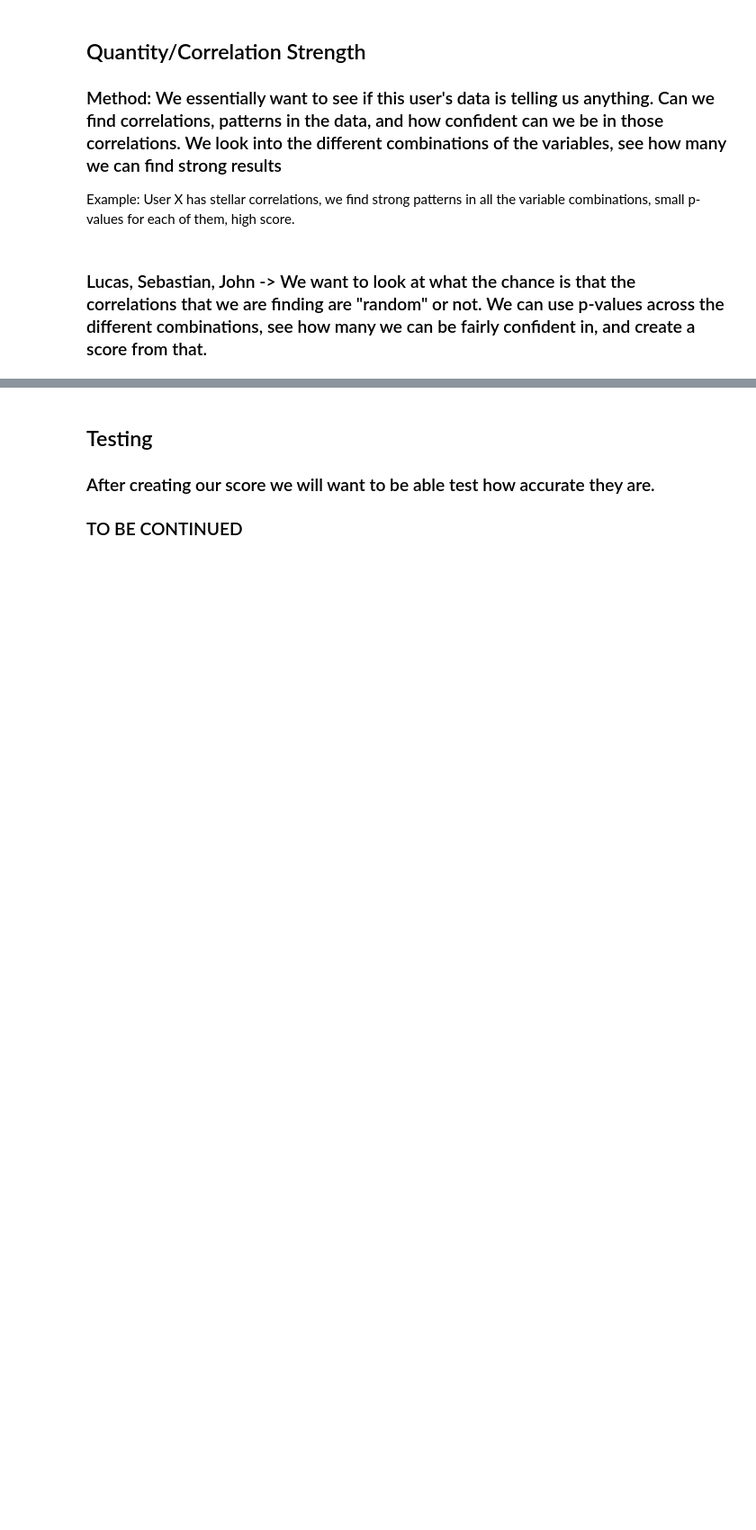
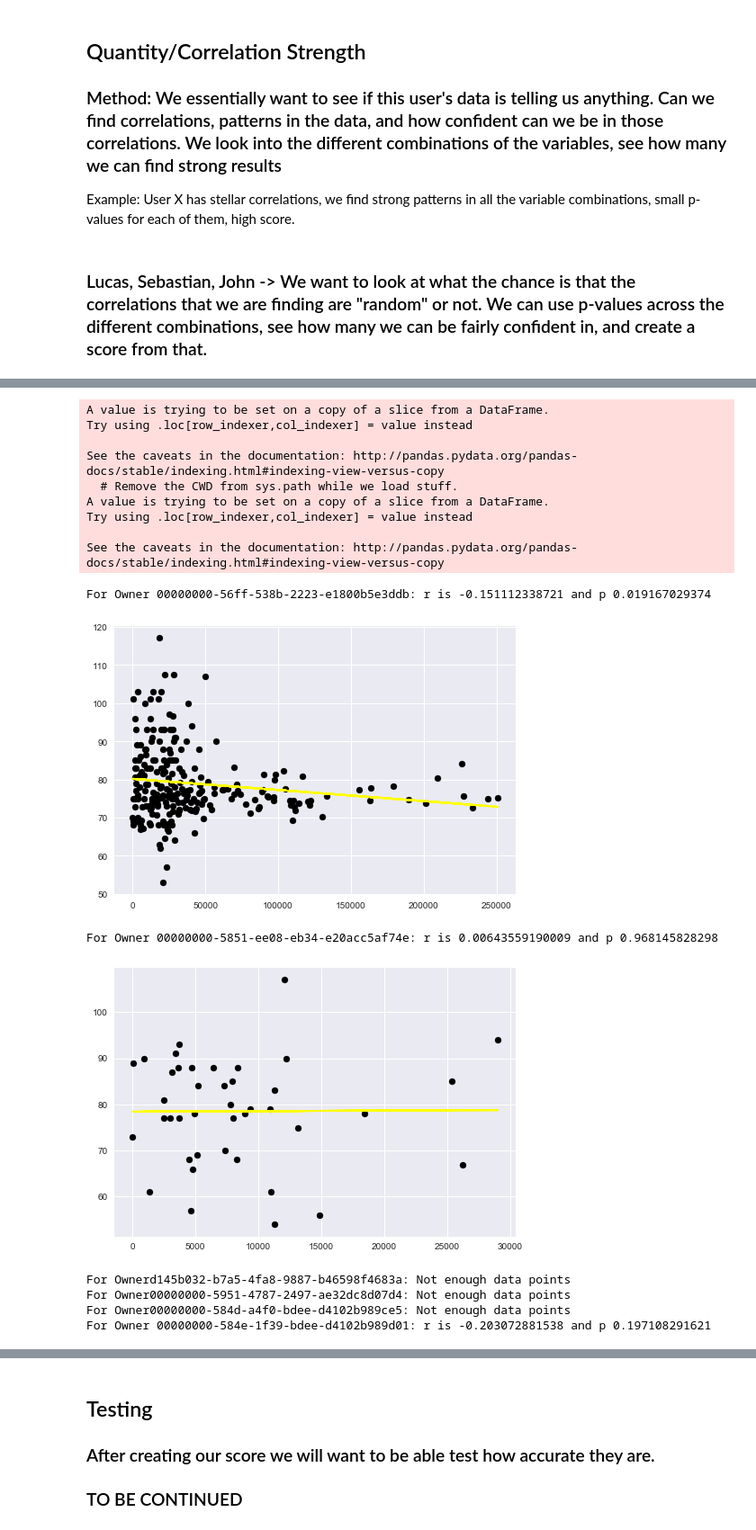
Before and after one commit to OngoDSS/Notebooks, a Jupyter notebook: UDS_First_Pass.ipynb, the cells around one changed output, grey strips where cells are left out. Shown: that part at 90% size. Drawn from its saved outputs; the diff is of its cells as text; code cells hidden in the pictures; blank space fills up the shorter version.

Commit message:
more stuff

```diff
--- a/UDS_First_Pass.ipynb
+++ b/UDS_First_Pass.ipynb
@@ -151,11 +151,12 @@ def plotter(steps):
     else:
         return -5, -5
 # %%
-for owner in data_sample['owner'].unique():
-    frame1 = prepare_table("health-step-count", "health-weight", 'W', data_sample[data_sample['owner'] == owner])
-    r, p = plotter(frame1)
-    if r != -5:
-        print("For Owner {}: r is {} and p {}".format(owner, r, p))
-    else:
-        print("For Owner{}: Not enough data points".format(owner))
-    plt.show()
+def foo(x, y, time='W'):
+    for owner in data_sample['owner'].unique():
+        frame1 = prepare_table(x, y, time, data_sample[data_sample['owner'] == owner])
+        r, p = plotter(frame1)
+        if r != -5:
+            print("For Owner {}: r is {} and p {}".format(owner, r, p))
+        else:
+            print("For Owner{}: Not enough data points".format(owner))
+        plt.show()
@@ -181,0 +185,20 @@ For Owner00000000-584e-1f39-bdee-d4102b989d01: Not enough data points
+# %%
+foo("health-step-count", "health-heart-rate", time='D')
+# %% [output]
+A value is trying to be set on a copy of a slice from a DataFrame.
+Try using .loc[row_indexer,col_indexer] = value instead
+
+See the caveats in the documentation: http://pandas.pydata.org/pandas-docs/stable/indexing.html#indexing-view-versus-copy
+  # Remove the CWD from sys.path while we load stuff.
+A value is trying to be set on a copy of a slice from a DataFrame.
+Try using .loc[row_indexer,col_indexer] = value instead
+
+See the caveats in the documentation: http://pandas.pydata.org/pandas-docs/stable/indexing.html#indexing-view-versus-copy
+For Owner 00000000-56ff-538b-2223-e1800b5e3ddb: r is -0.151112338721 and p 0.019167029374
+[figure, added]
+For Owner 00000000-5851-ee08-eb34-e20acc5af74e: r is 0.00643559190009 and p 0.968145828298
+[figure, added]
+For Ownerd145b032-b7a5-4fa8-9887-b46598f4683a: Not enough data points
+For Owner00000000-5951-4787-2497-ae32dc8d07d4: Not enough data points
+For Owner00000000-584d-a4f0-bdee-d4102b989ce5: Not enough data points
+For Owner 00000000-584e-1f39-bdee-d4102b989d01: r is -0.203072881538 and p 0.197108291621
```
Also changed, not shown: parts of 3 cells of this notebook.
